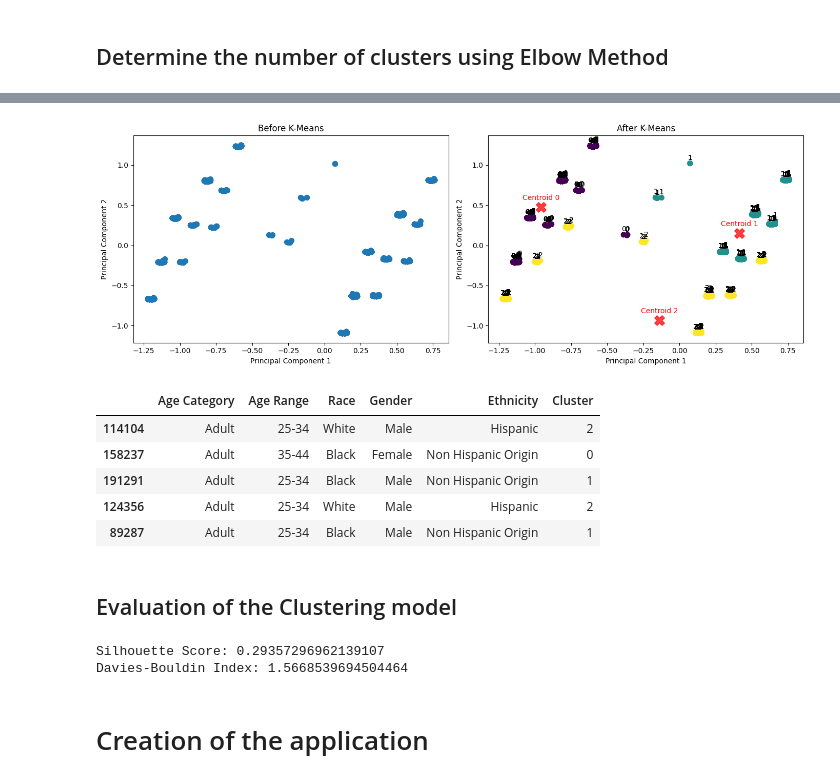
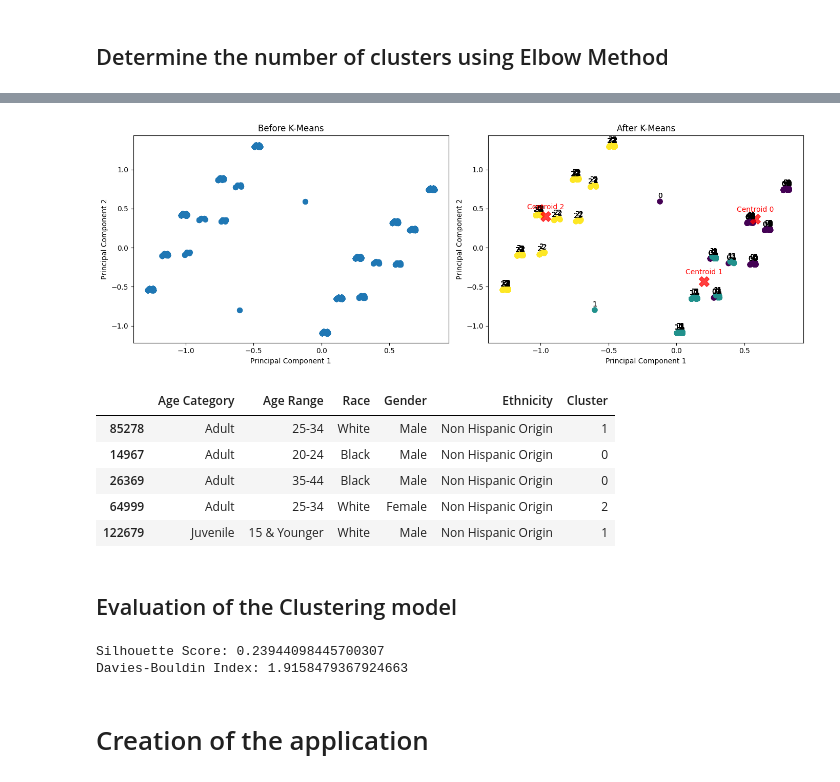
Before and after one commit to Jermin-Odcheo/Team-Yor-OnTrack, a Jupyter notebook: SPM-Clustering-Model-Application.ipynb, the cells around one changed output, grey strips where cells are left out. Cells and saved outputs as stored; diff of their text form; code cells hidden in the pictures.

```diff
--- a/SPM-Clustering-Model-Application.ipynb
+++ b/SPM-Clustering-Model-Application.ipynb
@@ -255,34 +255,61 @@ plt.show()
 # %%
+import pandas as pd
+import matplotlib.pyplot as plt
+from sklearn.preprocessing import OneHotEncoder
+from sklearn.cluster import KMeans
+from sklearn.decomposition import PCA
+
+# Assuming encoded_sampled_data and clusters are already defined
+# If not, you need to ensure they are prepared. Here's an example of how they might be created:
+
+# Load and preprocess data (example)
+df = pd.read_csv('Processed_Arrest_Data_Final.csv')
+columns_of_interest = ['Age Category', 'Age Range', 'Race', 'Gender', 'Ethnicity']
+sampled_data = df[columns_of_interest].sample(frac=0.1, random_state=42)  # Example sampling
+
+# Encode categorical variables
+encoder = OneHotEncoder(sparse_output=False)
+encoded_sampled_data = encoder.fit_transform(sampled_data)
+
+# Apply PCA for dimensionality reduction
+pca = PCA(n_components=3)  # Reduce to 2 dimensions for visualization
+reduced_data = pca.fit_transform(encoded_sampled_data)
+
+# Apply K-Means clustering
+optimal_k = 3  # Example: Replace with the optimal number of clusters determined earlier
+kmeans = KMeans(n_clusters=optimal_k, random_state=42)
+clusters = kmeans.fit_predict(encoded_sampled_data)
+
 # Visualize the original data
 plt.figure(figsize=(14, 5))
 plt.subplot(1, 2, 1)
-plt.scatter(encoded_sampled_data[:, 0], encoded_sampled_data[:, 1], s=50)
+plt.scatter(reduced_data[:, 0], reduced_data[:, 1], s=50)
 plt.title('Before K-Means')
 plt.xlabel('Principal Component 1')
 plt.ylabel('Principal Component 2')
 
 # Visualize the clustered data with labels
 plt.subplot(1, 2, 2)
-scatter = plt.scatter(encoded_sampled_data[:, 0], encoded_sampled_data[:, 1], c=clusters, s=50, cmap='viridis')
+scatter = plt.scatter(reduced_data[:, 0], reduced_data[:, 1], c=clusters, s=50, cmap='viridis')
 centers = kmeans.cluster_centers_
-reduced_centers = pca.transform(centers)
+reduced_centers = pca.transform(centers)  # Transform cluster centers using PCA
 plt.scatter(reduced_centers[:, 0], reduced_centers[:, 1], c='red', s=200, alpha=0.75, marker='X')
 plt.title('After K-Means')
 plt.xlabel('Principal Component 1')
 plt.ylabel('Principal Component 2')
 
 # Add labels for the clusters
 for i, txt in enumerate(clusters):
     plt.annotate(txt, (reduced_data[i, 0], reduced_data[i, 1]), textcoords="offset points", xytext=(0,5), ha='center')
 
 # Add labels for the centroids
 for i, txt in enumerate(range(optimal_k)):
     plt.annotate(f'Centroid {txt}', (reduced_centers[i, 0], reduced_centers[i, 1]), textcoords="offset points", xytext=(0,10), ha='center', color='red')
 
 plt.tight_layout()
 plt.show()
 # %% [output]
-[figure, old version]
+[figure, new version]
 # %%
 # Add the cluster labels to the sampled data
 sampled_data['Cluster'] = kmeans.labels_
@@ -291,11 +318,11 @@ sampled_data['Cluster'] = kmeans.labels_
 sampled_data.head()
 # %% [output]
 |  | Age Category | Age Range | Race | Gender | Ethnicity | Cluster |
-| 114104 | Adult | 25-34 | White | Male | Hispanic | 2 |
-| 158237 | Adult | 35-44 | Black | Female | Non Hispanic Origin | 0 |
-| 191291 | Adult | 25-34 | Black | Male | Non Hispanic Origin | 1 |
-| 124356 | Adult | 25-34 | White | Male | Hispanic | 2 |
-| 89287 | Adult | 25-34 | Black | Male | Non Hispanic Origin | 1 |
+| 85278 | Adult | 25-34 | White | Male | Non Hispanic Origin | 1 |
+| 14967 | Adult | 20-24 | Black | Male | Non Hispanic Origin | 0 |
+| 26369 | Adult | 35-44 | Black | Male | Non Hispanic Origin | 0 |
+| 64999 | Adult | 25-34 | White | Female | Non Hispanic Origin | 2 |
+| 122679 | Juvenile | 15 & Younger | White | Male | Non Hispanic Origin | 1 |
 # %% [markdown]
 ## Evaluation of the Clustering model
 # %%
@@ -305,8 +332,8 @@ davies_bouldin_avg = davies_bouldin_score(encoded_sampled_data, kmeans.labels_)
 print(f"Silhouette Score: {silhouette_avg}")
 print(f"Davies-Bouldin Index: {davies_bouldin_avg}")
 # %% [output]
-Silhouette Score: 0.29357296962139107
-Davies-Bouldin Index: 1.5668539694504464
+Silhouette Score: 0.23944098445700307
+Davies-Bouldin Index: 1.9158479367924663
 # %% [markdown]
 # Creation of the application
 # %%
```
Also changed, not shown: parts of 6 cells of this notebook.
